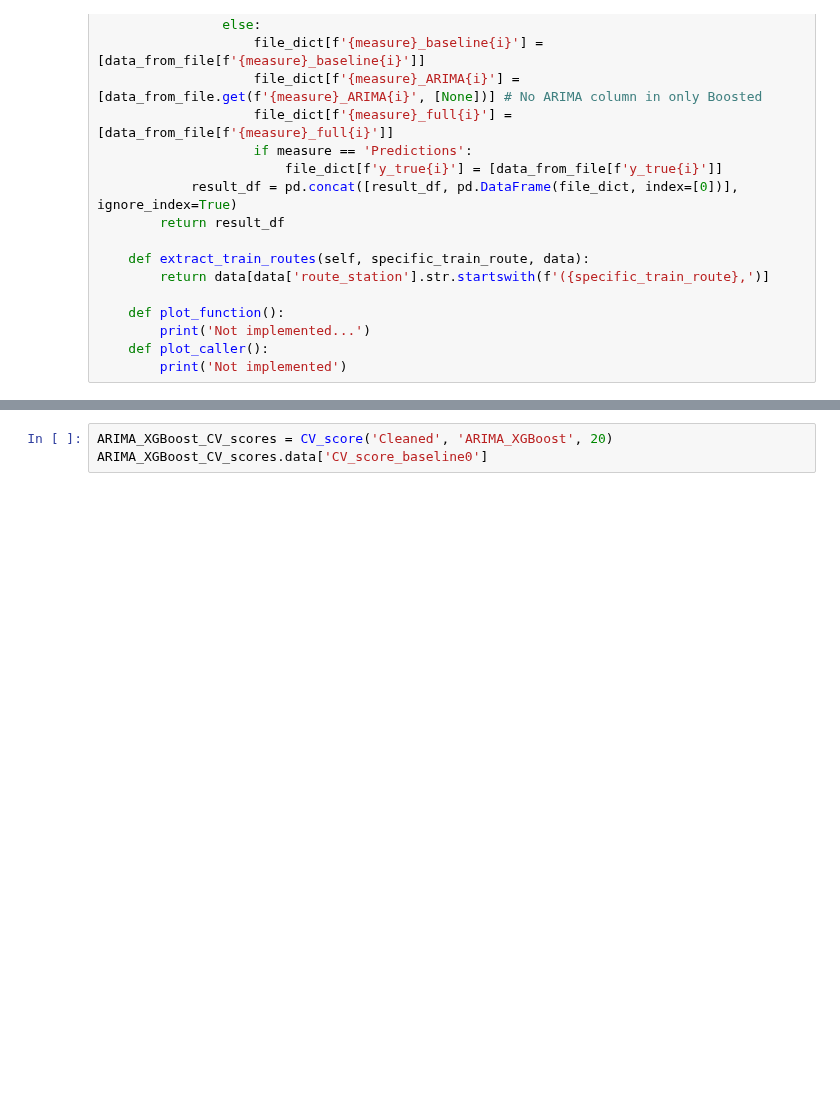
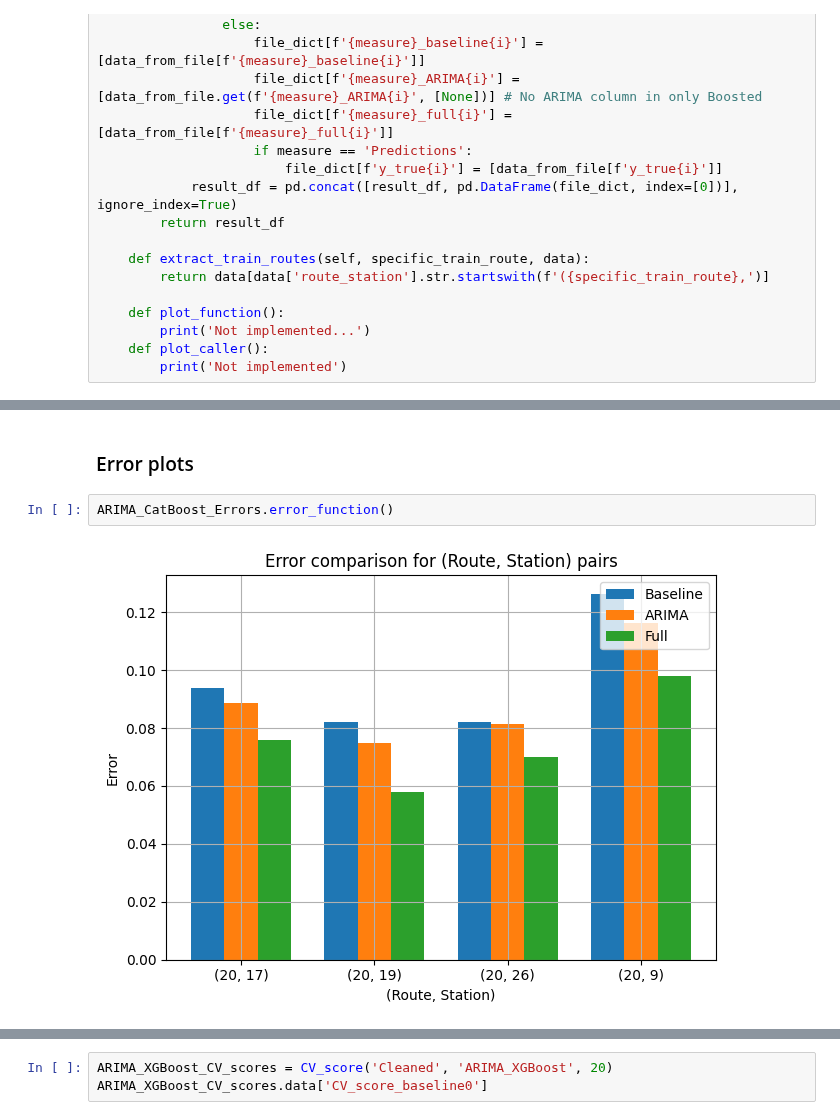
Before and after one commit to clarachristiansen/Bachelor_project, a Jupyter notebook: Visualize_CV_new_format.ipynb, the cells around one changed output, grey strips where cells are left out. Drawn from its saved outputs; the diff is of its cells as text; blank space fills up the shorter version.

```diff
--- a/Visualize_CV_new_format.ipynb
+++ b/Visualize_CV_new_format.ipynb
@@ -147,0 +201,6 @@ ARIMA_CatBoost_Errors.data
+# %% [markdown]
+### Error plots
+# %%
+ARIMA_CatBoost_Errors.error_function()
+# %% [output]
+[figure, added]
```
Also changed, not shown: parts of 14 cells of this notebook.
